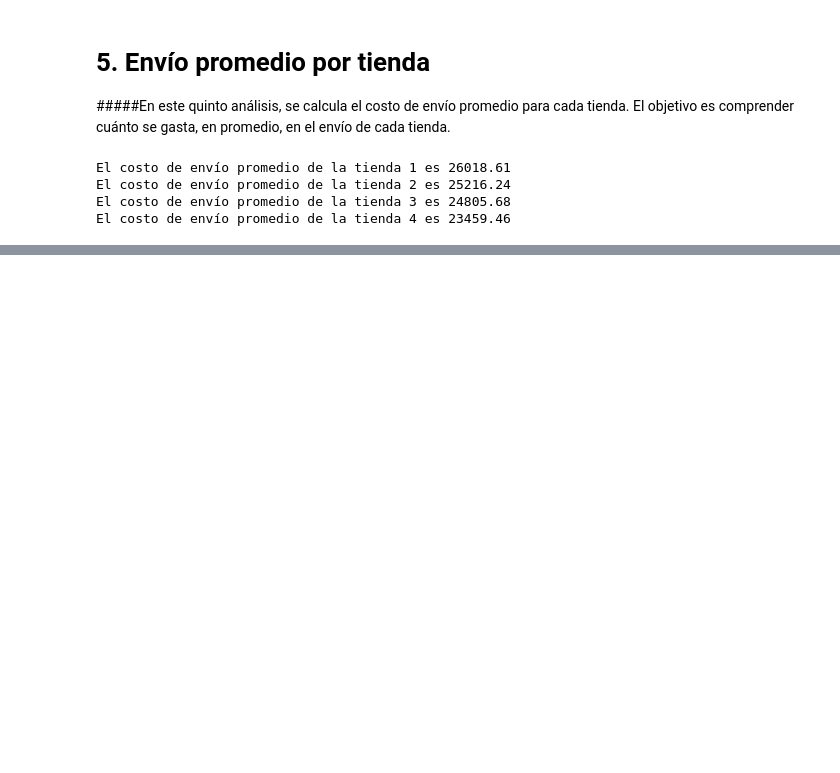
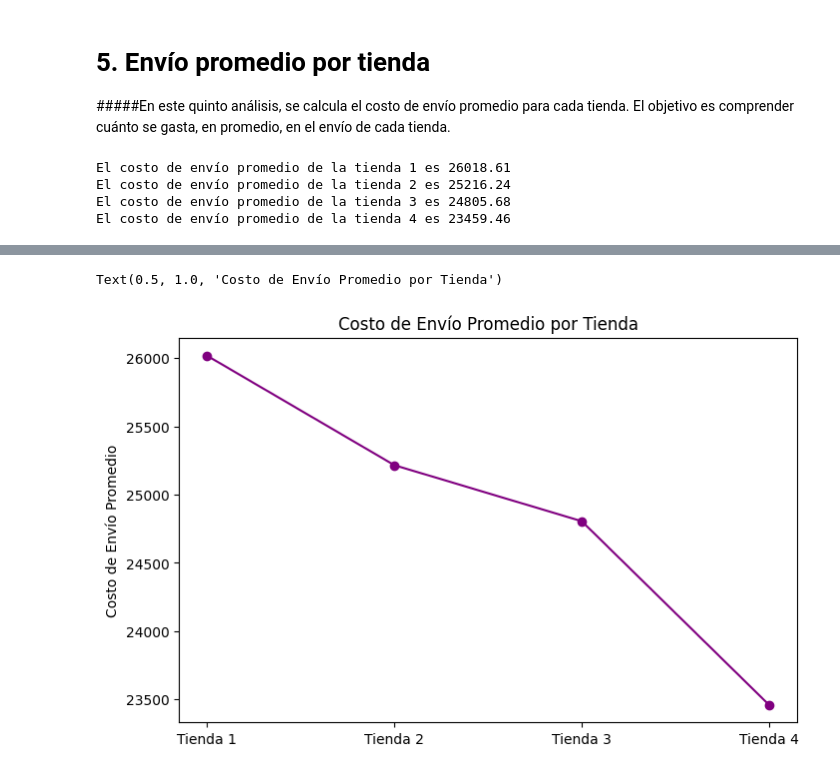
Before and after one commit to malu3010/Challenge-Alura-Store, a Jupyter notebook: AluraStoreLatam.ipynb, the cells around one changed output, grey strips where cells are left out. Cells and saved outputs as stored; diff of their text form; code cells hidden in the pictures; blank space fills up the shorter version.

```diff
--- a/AluraStoreLatam.ipynb
+++ b/AluraStoreLatam.ipynb
@@ -169,0 +241,9 @@ El costo de envío promedio de la tienda 4 es 23459.46
+# %%
+# Gráfica de líneas del costo de envío por tienda
+plt.figure(figsize=(8,5)) # Crea una nueva figura
+plt.plot(tiendas,cost_envio_prom_tiendas,marker='o', linestyle='-', color='purple')
+plt.ylabel("Costo de Envío Promedio")
+plt.title("Costo de Envío Promedio por Tienda")
+# %% [output]
+Text(0.5, 1.0, 'Costo de Envío Promedio por Tienda')
+[figure, added]
```
Also changed, not shown: parts of 6 cells of this notebook.
